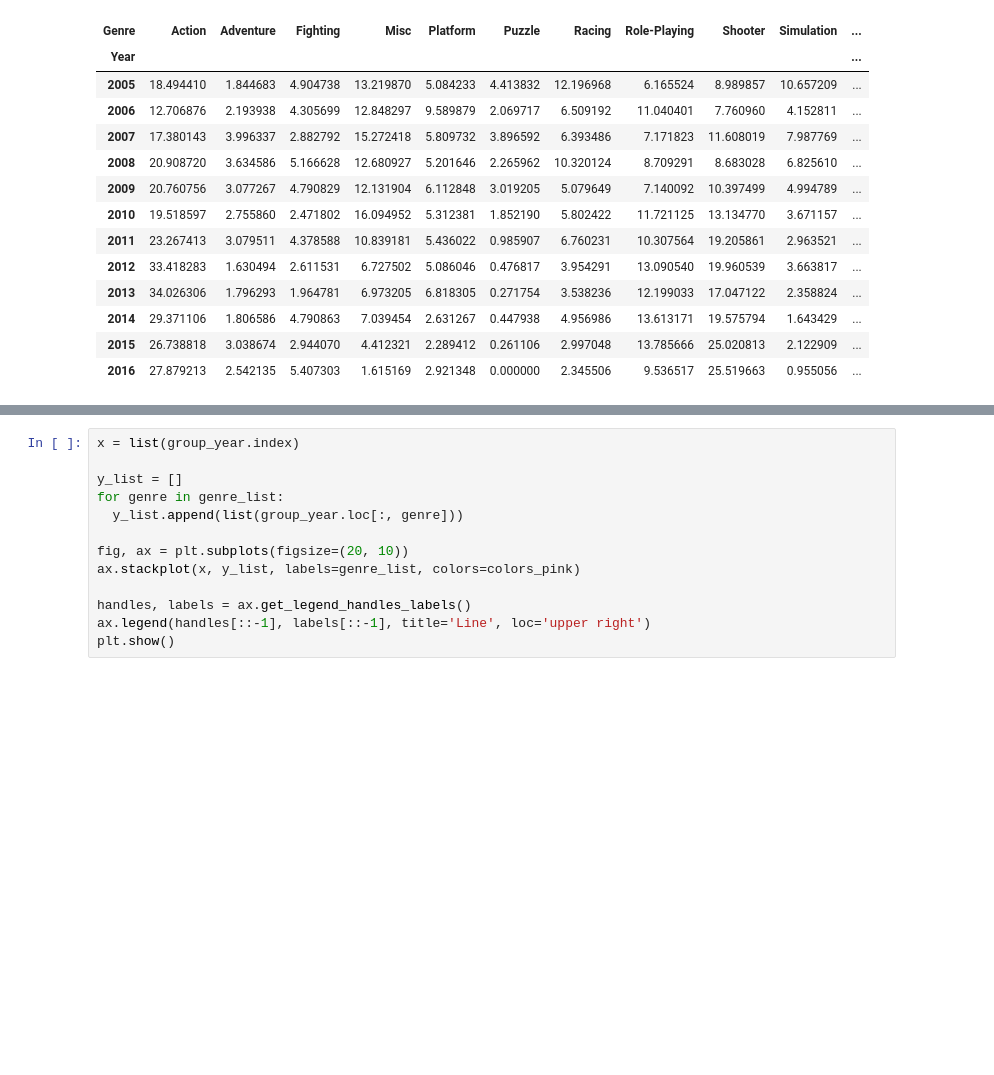
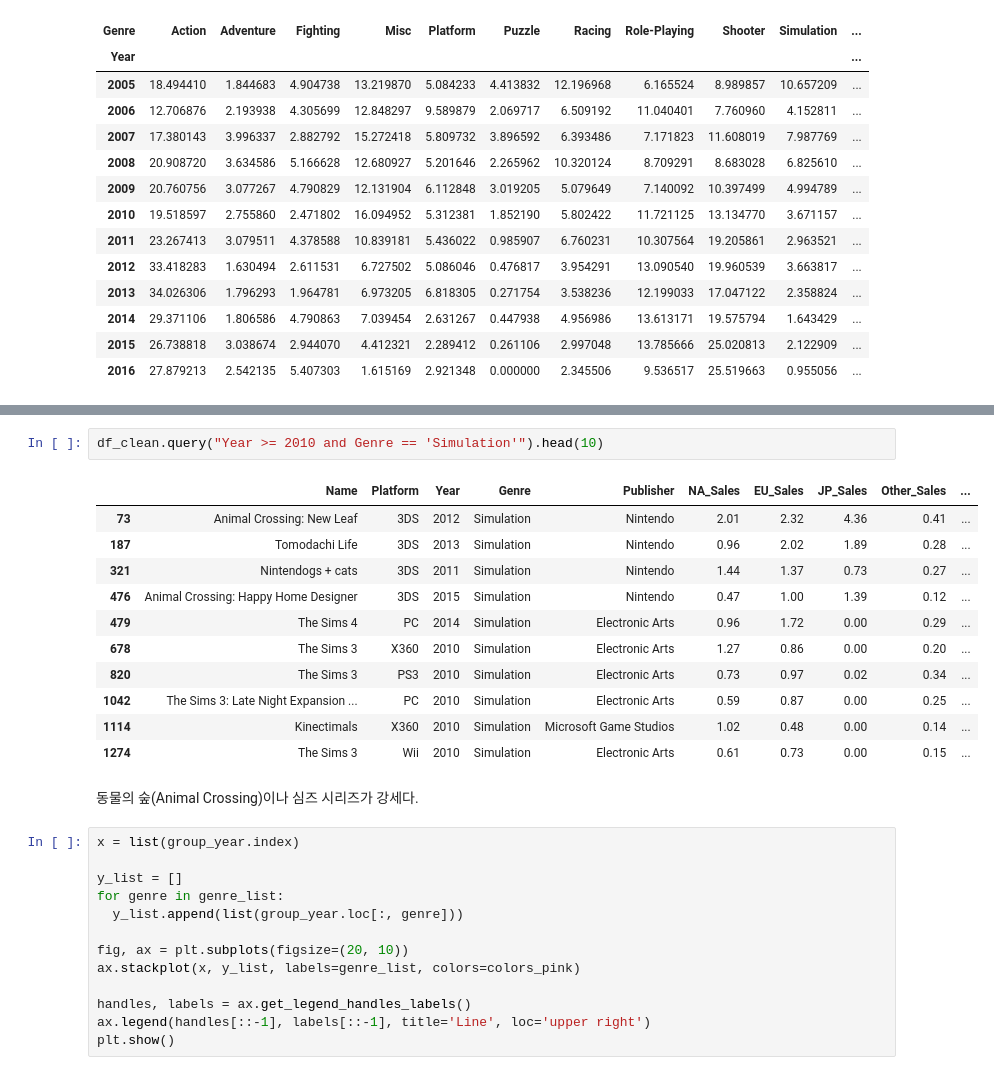
Before and after one commit to nan-park/section1_project, a Jupyter notebook: AI_section1_project.ipynb, the cells around one changed output, grey strips where cells are left out. Cells and saved outputs as stored; diff of their text form; blank space fills up the shorter version.

```diff
--- a/AI_section1_project.ipynb
+++ b/AI_section1_project.ipynb
@@ -1359,3 +1361,19 @@ plt.show()
+# %%
+df_clean.query("Year >= 2010 and Genre == 'Simulation'").head(10)
+# %% [output]
+|  | Name | Platform | Year | Genre | Publisher | NA_Sales | EU_Sales | JP_Sales | Other_Sales | ... |
+| 73 | Animal Crossing: New Leaf | 3DS | 2012 | Simulation | Nintendo | 2.01 | 2.32 | 4.36 | 0.41 | ... |
+| 187 | Tomodachi Life | 3DS | 2013 | Simulation | Nintendo | 0.96 | 2.02 | 1.89 | 0.28 | ... |
+| 321 | Nintendogs + cats | 3DS | 2011 | Simulation | Nintendo | 1.44 | 1.37 | 0.73 | 0.27 | ... |
+| 476 | Animal Crossing: Happy Home Designer | 3DS | 2015 | Simulation | Nintendo | 0.47 | 1.00 | 1.39 | 0.12 | ... |
+| 479 | The Sims 4 | PC | 2014 | Simulation | Electronic Arts | 0.96 | 1.72 | 0.00 | 0.29 | ... |
+| 678 | The Sims 3 | X360 | 2010 | Simulation | Electronic Arts | 1.27 | 0.86 | 0.00 | 0.20 | ... |
+| 820 | The Sims 3 | PS3 | 2010 | Simulation | Electronic Arts | 0.73 | 0.97 | 0.02 | 0.34 | ... |
+| 1042 | The Sims 3: Late Night Expansion ... | PC | 2010 | Simulation | Electronic Arts | 0.59 | 0.87 | 0.00 | 0.25 | ... |
+| 1114 | Kinectimals | X360 | 2010 | Simulation | Microsoft Game Studios | 1.02 | 0.48 | 0.00 | 0.14 | ... |
+| 1274 | The Sims 3 | Wii | 2010 | Simulation | Electronic Arts | 0.61 | 0.73 | 0.00 | 0.15 | ... |
+# %% [markdown]
+동물의 숲(Animal Crossing)이나 심즈 시리즈가 강세다.
 # %%
 x = list(group_year.index)
 
```
Also changed, not shown: parts of 3 cells of this notebook.
